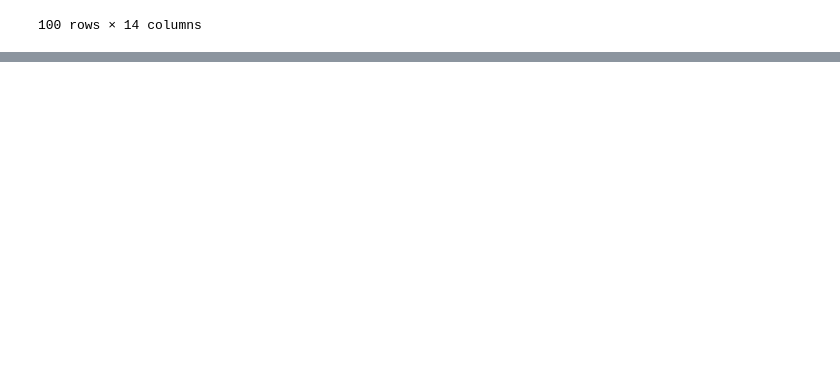
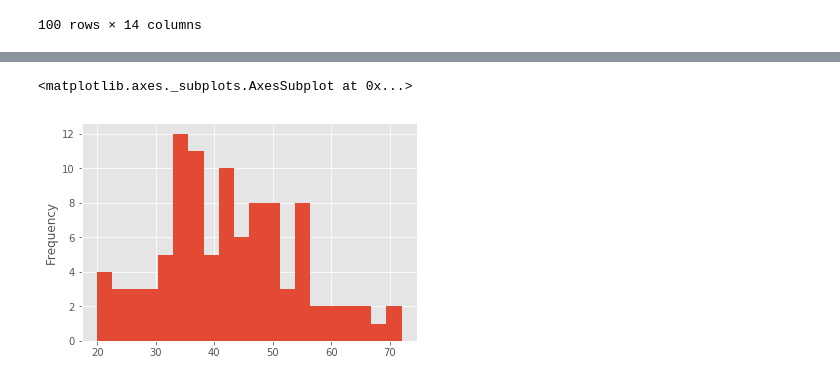
Before and after one commit to if1015-datascience-ufpe/2018-2-projeto-prepi, a Jupyter notebook: projeto/preprocessing.ipynb, the cells around one changed output, grey strips where cells are left out. Cells and saved outputs as stored; diff of their text form; code cells hidden in the pictures; blank space fills up the shorter version.

```diff
--- a/projeto/preprocessing.ipynb
+++ b/projeto/preprocessing.ipynb
@@ -206,5 +208,5 @@ dtype: object
 # %%
-# data_set.drop(columns=['result', 'classify'], inplace=True)
+data_set.drop(columns=['result', 'classify'], inplace=True)
 data_set
 # %% [output]
 |  | Clothing ID | Age | Title | Review Text | Rating | Recommended IND | Positive Feedback Count | ... |
@@ -247,0 +230,5 @@ data_set
+# %%
+data_set['Age'].plot.hist(bins=20)
+# %% [output]
+<matplotlib.axes._subplots.AxesSubplot at 0x...>
+[figure, added]
```
Also changed, not shown: parts of 12 cells of this notebook.
